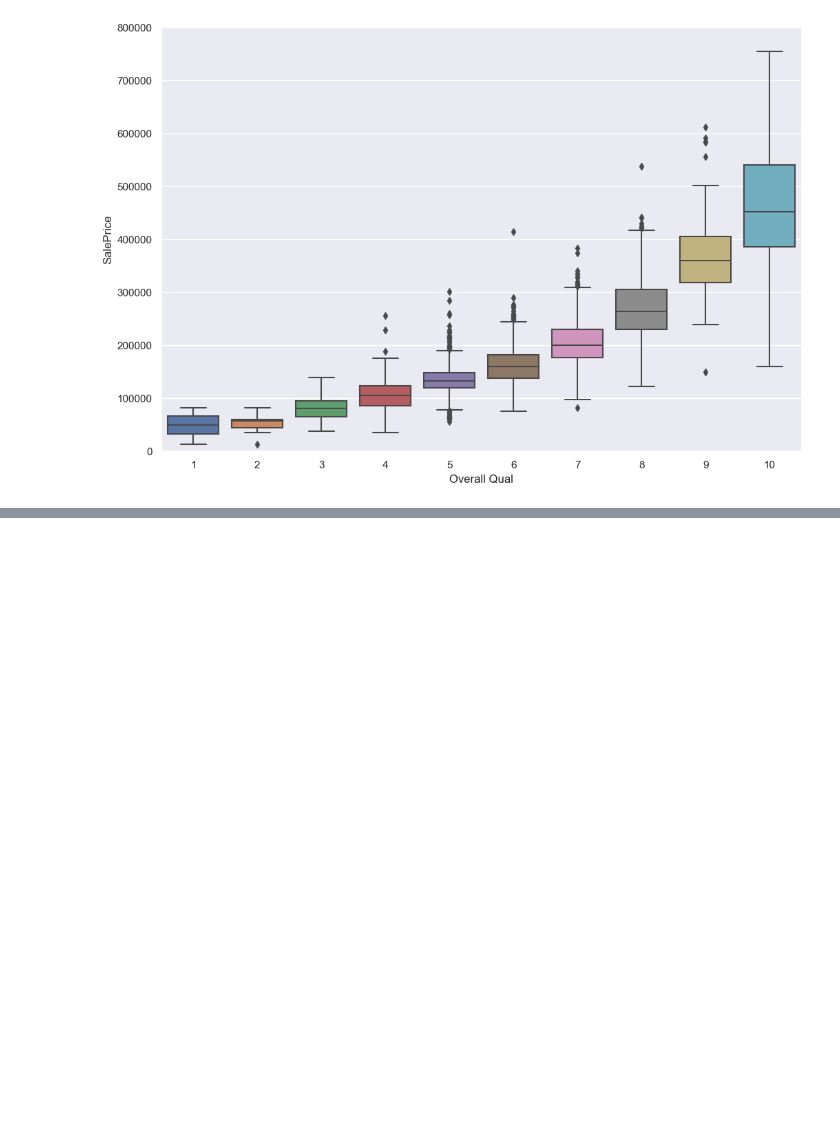
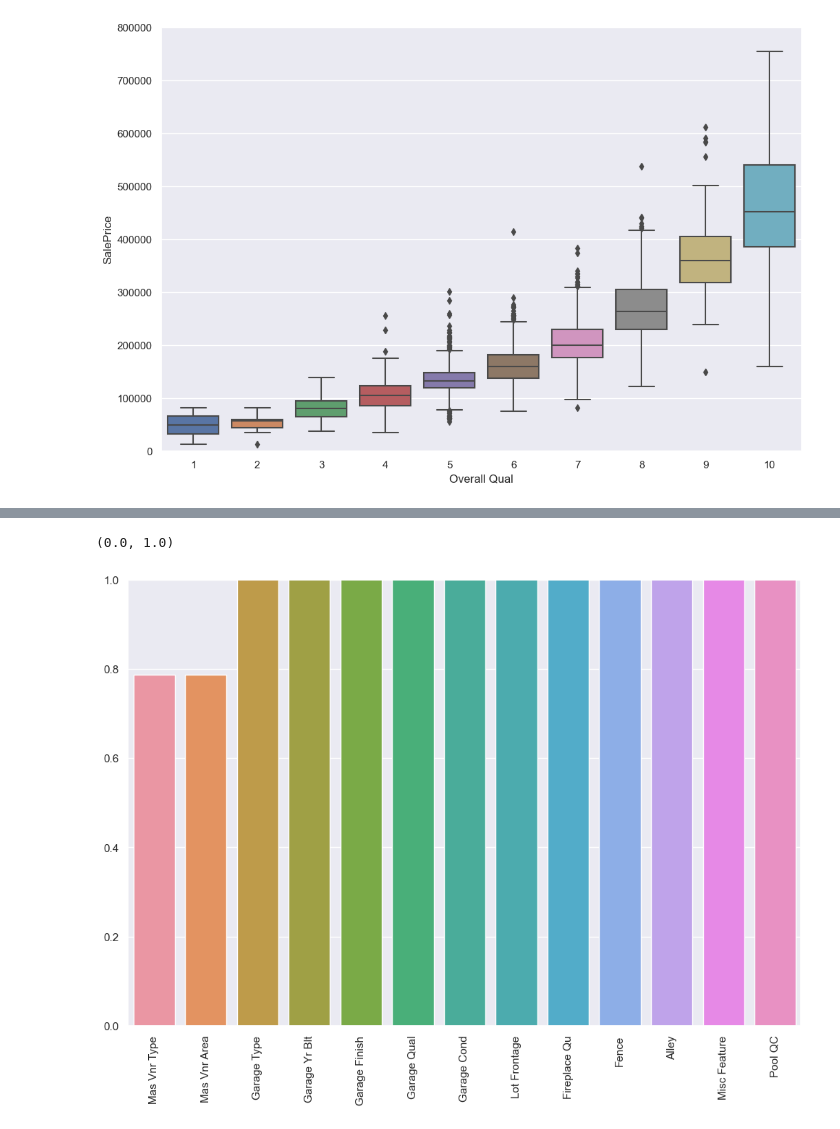
Before and after one commit to Cesaraventura/AmasIowaHousing, a Jupyter notebook: ames.ipynb, the cells around one changed output, grey strips where cells are left out. Saved outputs shown, nothing was run; the diff lists cells and outputs as text; code cells hidden in the pictures; blank space fills up the shorter version.

```diff
--- a/ames.ipynb
+++ b/ames.ipynb
@@ -222,0 +339,11 @@ fig.axis(ymin=0, ymax=800000)
+# %%
+data = data.dropna(axis=0, subset=['Electrical', 'Garage Cars'])
+# %%
+percent_nan = percent_missing(data)
+# %%
+sns.barplot(x=percent_nan.index,y=percent_nan)
+plt.xticks(rotation=90);
+plt.ylim(0,1)
+# %% [output]
+(0.0, 1.0)
+[figure, added]
```
Also changed, not shown: parts of 45 cells of this notebook.
